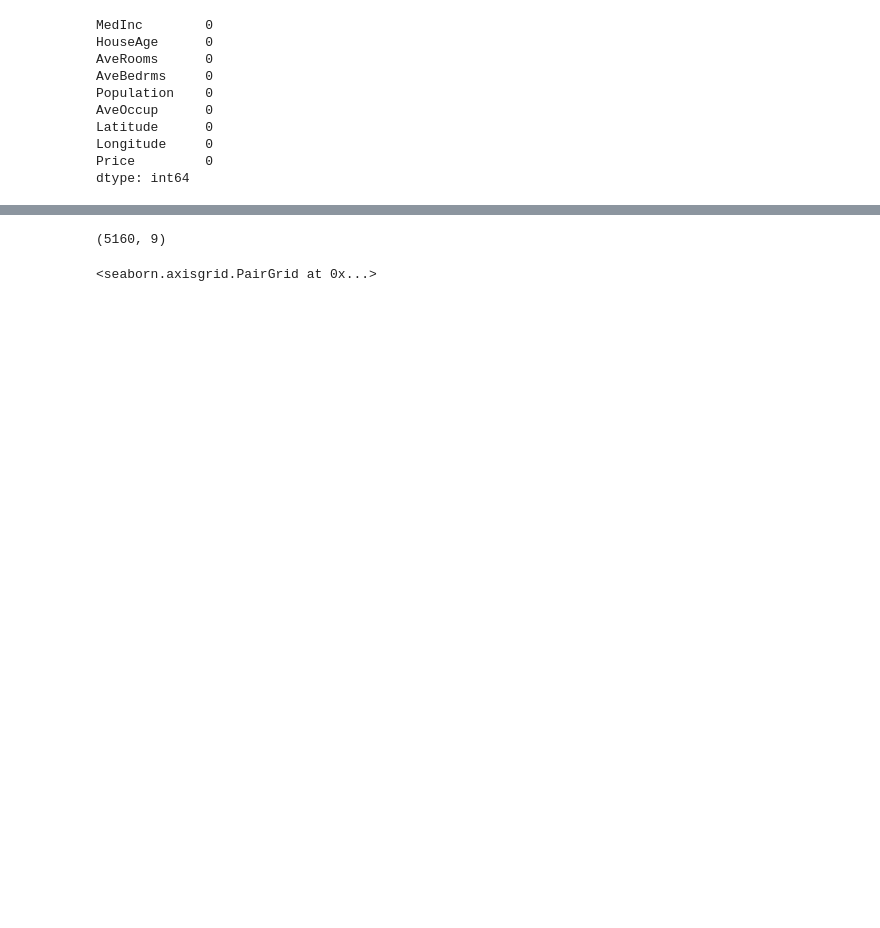
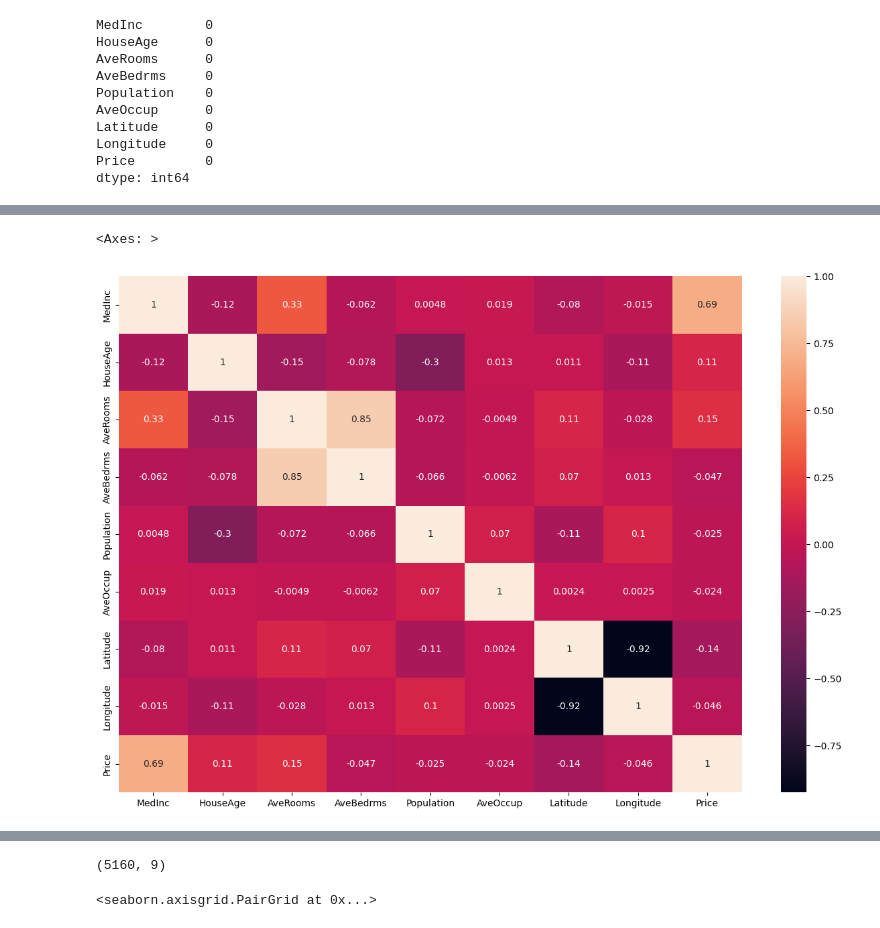
Before and after one commit to demohari/test1, a Jupyter notebook: Linear_Regression.ipynb, the cells around one changed output, grey strips where cells are left out. Cells and saved outputs as stored; diff of their text form; code cells hidden in the pictures; blank space fills up the shorter version.

```diff
--- a/Linear_Regression.ipynb
+++ b/Linear_Regression.ipynb
@@ -109,0 +135,6 @@ dtype: int64
+# %%
+plt.figure(figsize=(15, 10))
+sns.heatmap(df.corr(), annot=True)
+# %% [output]
+<Axes: >
+[figure, added]
```
Also changed, not shown: parts of 11 cells of this notebook, 2 other files.
